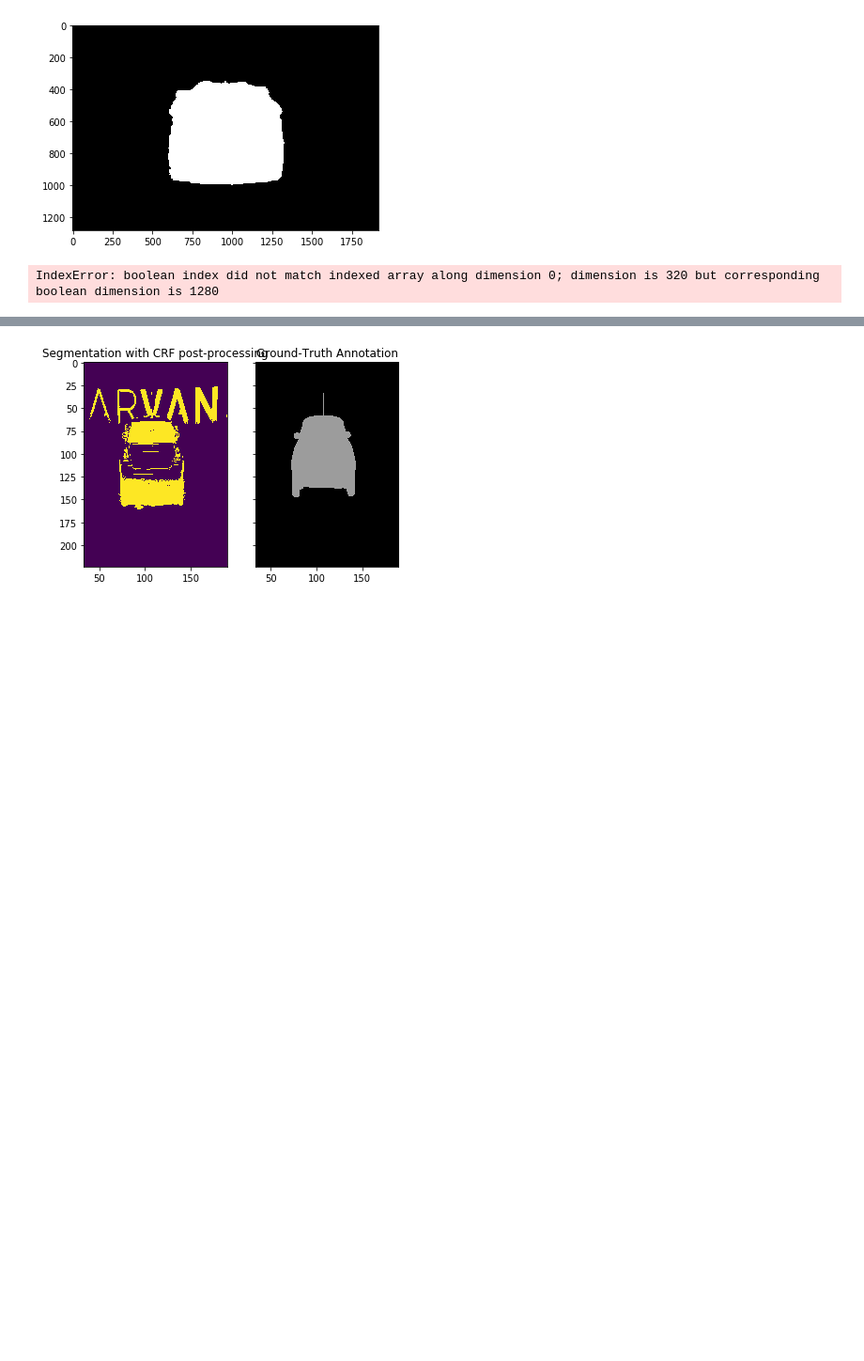
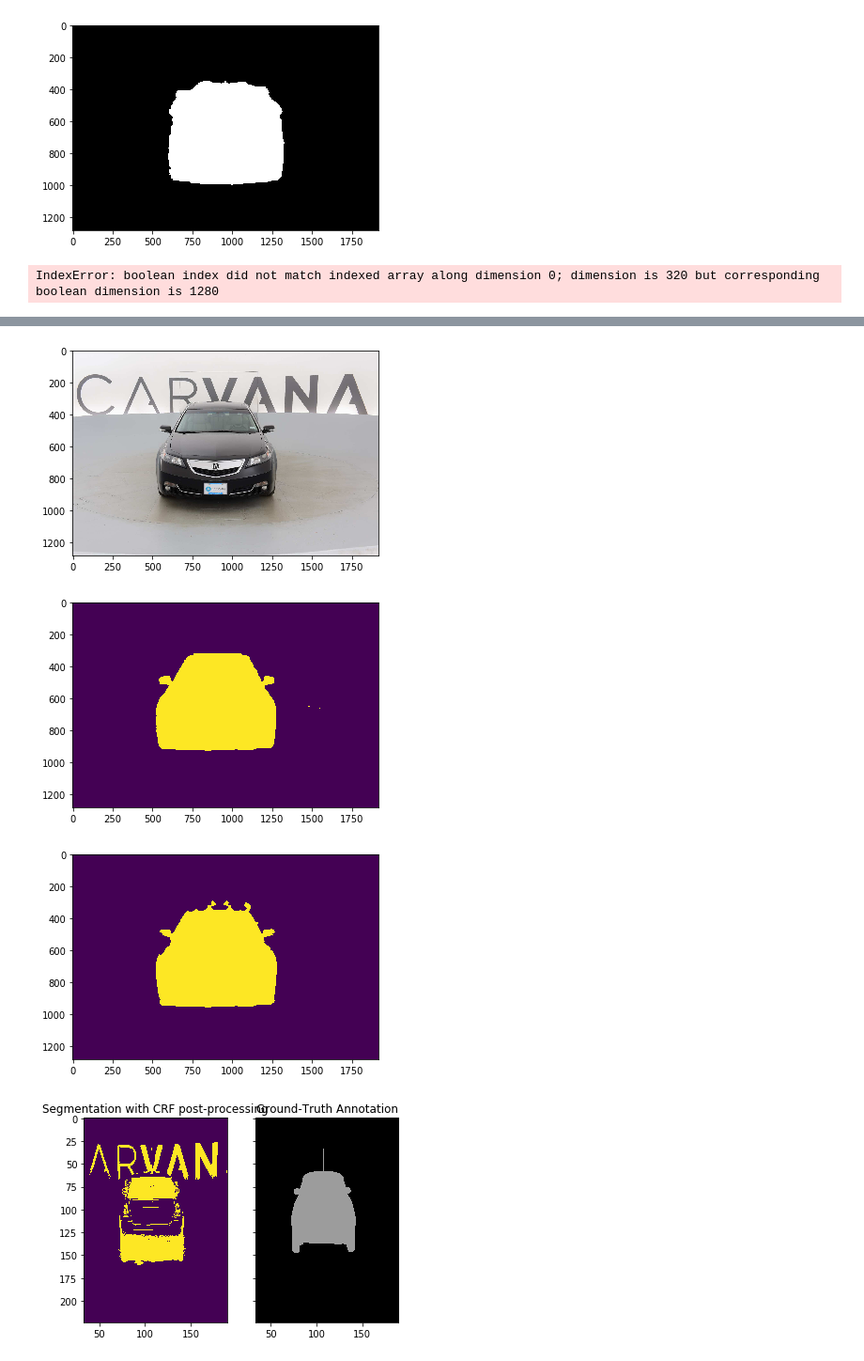
Before and after one commit to soupault/2017_kaggle_carvana, a Jupyter notebook: src/experiments.ipynb, the cells around one changed output, grey strips where cells are left out. Shown at 94% size. Saved outputs shown, nothing was run; the diff lists cells and outputs as text; code cells hidden in the pictures; blank space fills up the shorter version.

```diff
--- a/src/experiments.ipynb
+++ b/src/experiments.ipynb
@@ -347,3 +423,14 @@ IndexError: boolean index did not match indexed array along dimension 0; dimensi
+# %%
+plt.imshow(imgs[0])
+plt.show()
+plt.imshow(masks_pred[0])
+plt.show()
+plt.imshow(macwe.levelset)
+plt.show()
+# %% [output]
+[figure, added]
+[figure, added]
+[figure, added]
 # %%
 # CRF
 import pydensecrf.densecrf as dcrf
```
Also changed, not shown: parts of 13 cells of this notebook.
